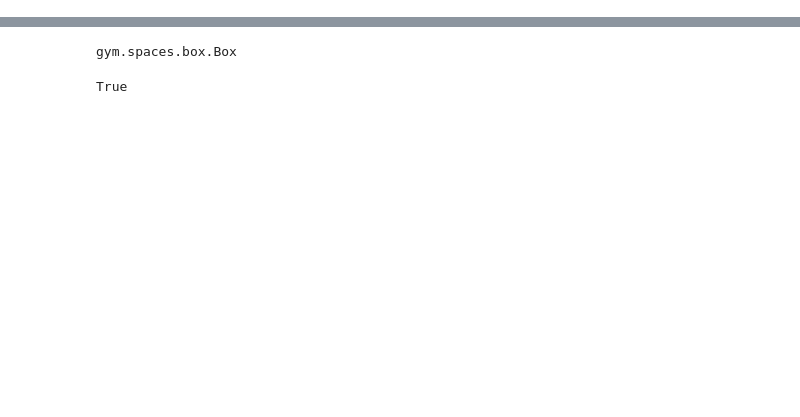
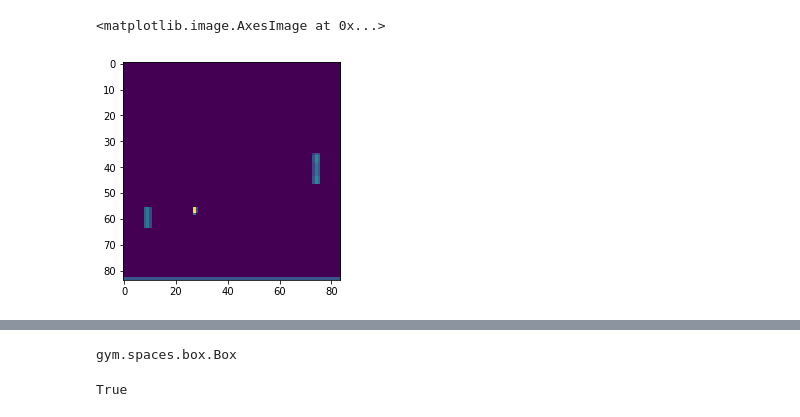
Before and after one commit to crgagne/cs294_IRL_Project, a Jupyter notebook: notebooks/DQN.ipynb, the cells around one changed output, grey strips where cells are left out. Saved outputs shown, nothing was run; the diff lists cells and outputs as text; code cells hidden in the pictures; blank space fills up the shorter version.

```diff
--- a/notebooks/DQN.ipynb
+++ b/notebooks/DQN.ipynb
@@ -8,0 +127,5 @@ import gym
+# %%
+plt.imshow(replay_buffer.obs[10,:,:,0])
+# %% [output]
+<matplotlib.image.AxesImage at 0x...>
+[figure, added]
```
Also changed, not shown: parts of 74 cells of this notebook, 40 other files.
